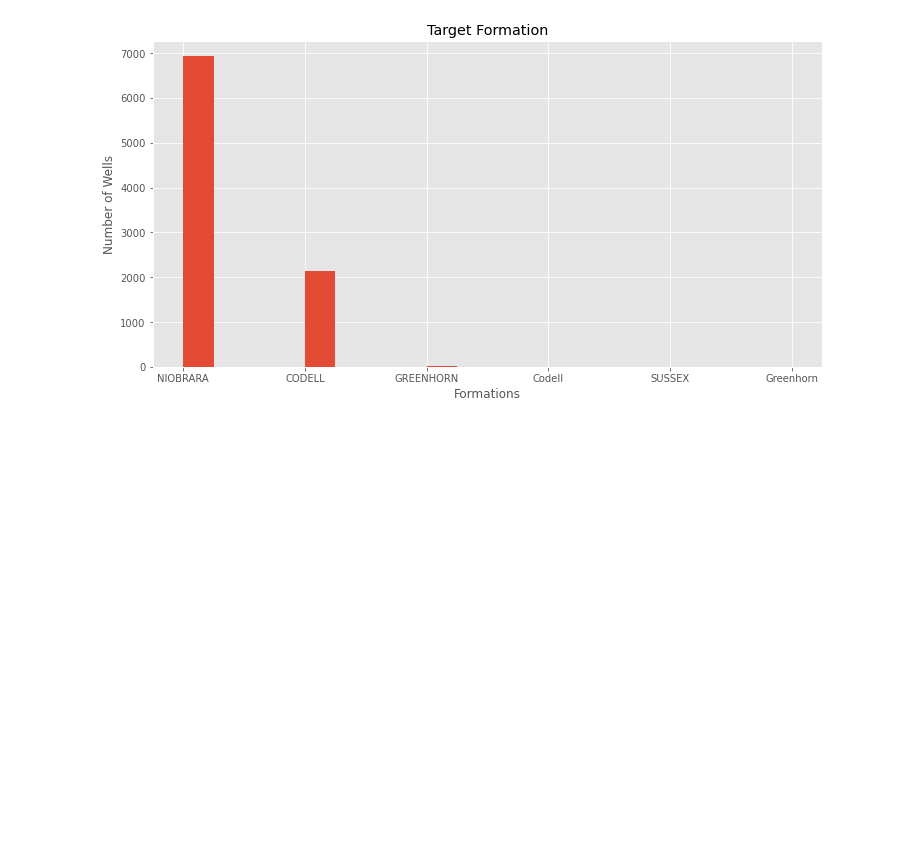
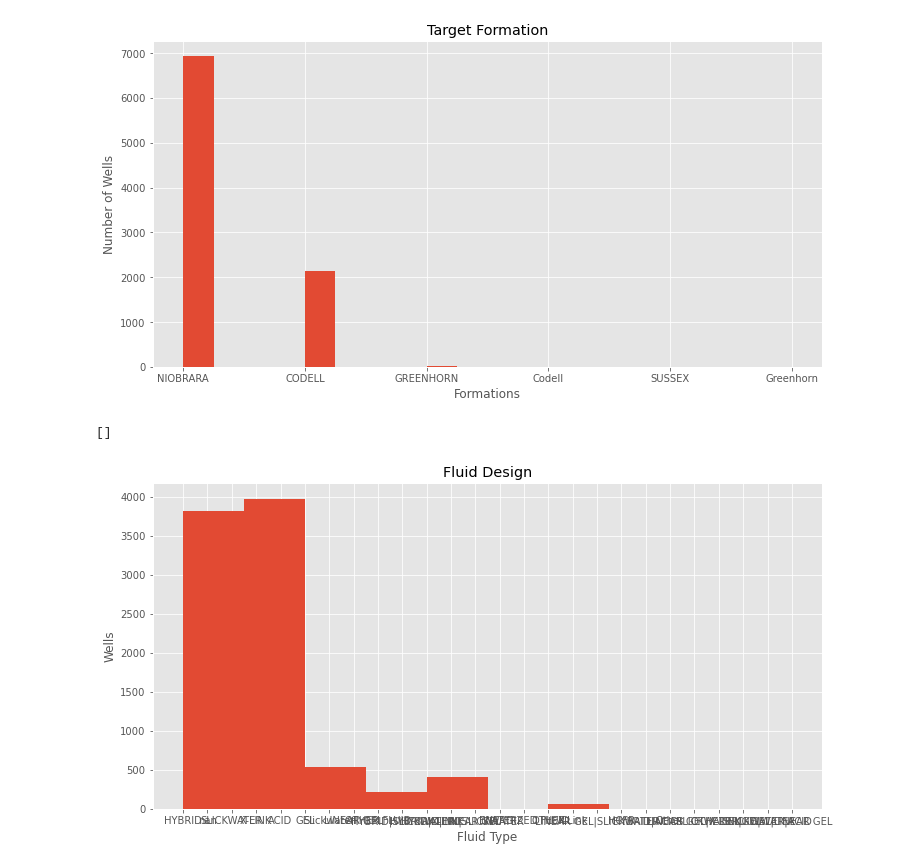
Before and after one commit to chunswu/Oil-Production-of-Fluid-Systems, a Jupyter notebook: capstone_EDA.ipynb, the cells around one changed output. Drawn from its saved outputs; the diff is of its cells as text; code cells hidden in the pictures; blank space fills up the shorter version.

Commit message:
added more plots

```diff
--- a/capstone_EDA.ipynb
+++ b/capstone_EDA.ipynb
@@ -110,3 +110,13 @@ plt.plot()
 # %% [output]
 []
 [figure]
+# %%
+fig, ax = plt.subplots(figsize=(12, 6))
+ax.hist(df['FluidType1'], bins=10)
+ax.set_xlabel('Fluid Type')
+ax.set_ylabel('Wells')
+ax.set_title('Fluid Design')
+plt.plot()
+# %% [output]
+[]
+[figure, added]
```
Also changed, not shown: parts of 2 cells of this notebook.
